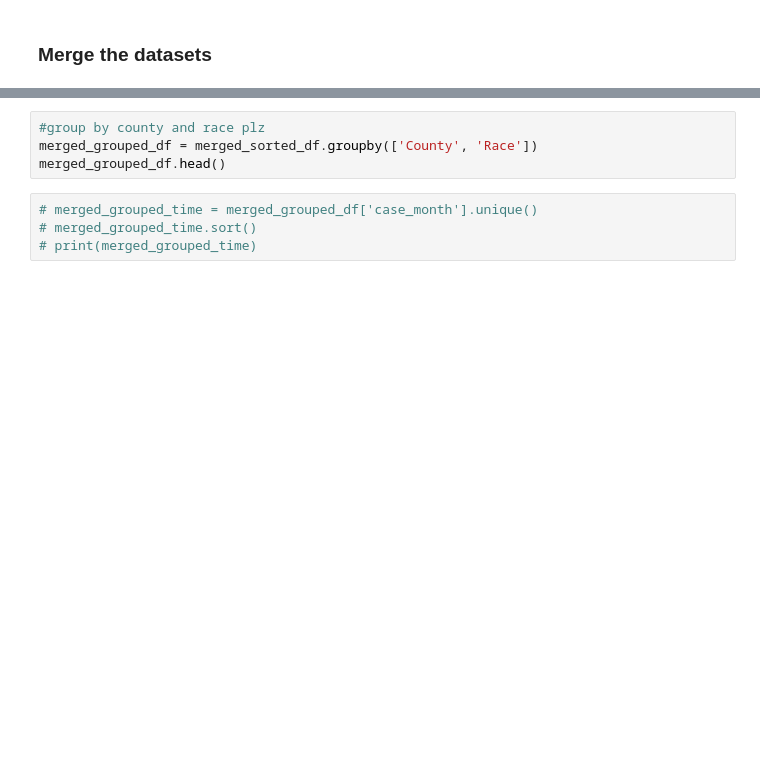
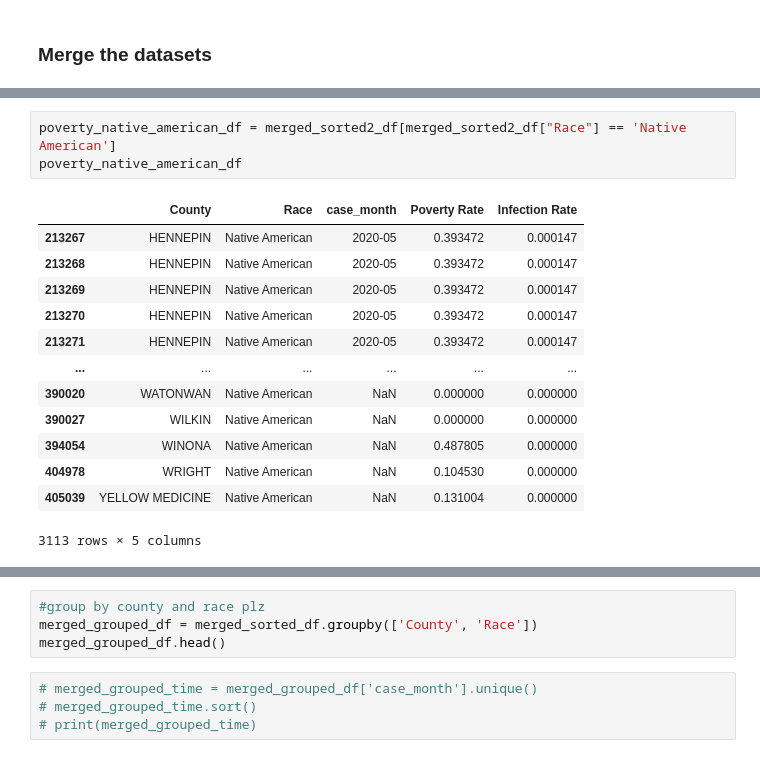
Before and after one commit to tlenzmeier58/Project_1, a Jupyter notebook: working.ipynb, the cells around one changed output, grey strips where cells are left out. Drawn from its saved outputs; the diff is of its cells as text; blank space fills up the shorter version.

```diff
--- a/working.ipynb
+++ b/working.ipynb
@@ -1087,0 +1167,17 @@ poverty_caucasian_group_df.sum()
+# %%
+poverty_native_american_df = merged_sorted2_df[merged_sorted2_df["Race"] == 'Native American']
+poverty_native_american_df
+# %% [output]
+|  | County | Race | case_month | Poverty Rate | Infection Rate |
+| 213267 | HENNEPIN | Native American | 2020-05 | 0.393472 | 0.000147 |
+| 213268 | HENNEPIN | Native American | 2020-05 | 0.393472 | 0.000147 |
+| 213269 | HENNEPIN | Native American | 2020-05 | 0.393472 | 0.000147 |
+| 213270 | HENNEPIN | Native American | 2020-05 | 0.393472 | 0.000147 |
+| 213271 | HENNEPIN | Native American | 2020-05 | 0.393472 | 0.000147 |
+| ... | ... | ... | ... | ... | ... |
+| 390020 | WATONWAN | Native American | NaN | 0.000000 | 0.000000 |
+| 390027 | WILKIN | Native American | NaN | 0.000000 | 0.000000 |
+| 394054 | WINONA | Native American | NaN | 0.487805 | 0.000000 |
+| 404978 | WRIGHT | Native American | NaN | 0.104530 | 0.000000 |
+| 405039 | YELLOW MEDICINE | Native American | NaN | 0.131004 | 0.000000 |
+3113 rows × 5 columns
```
Also changed, not shown: parts of 16 cells of this notebook.
